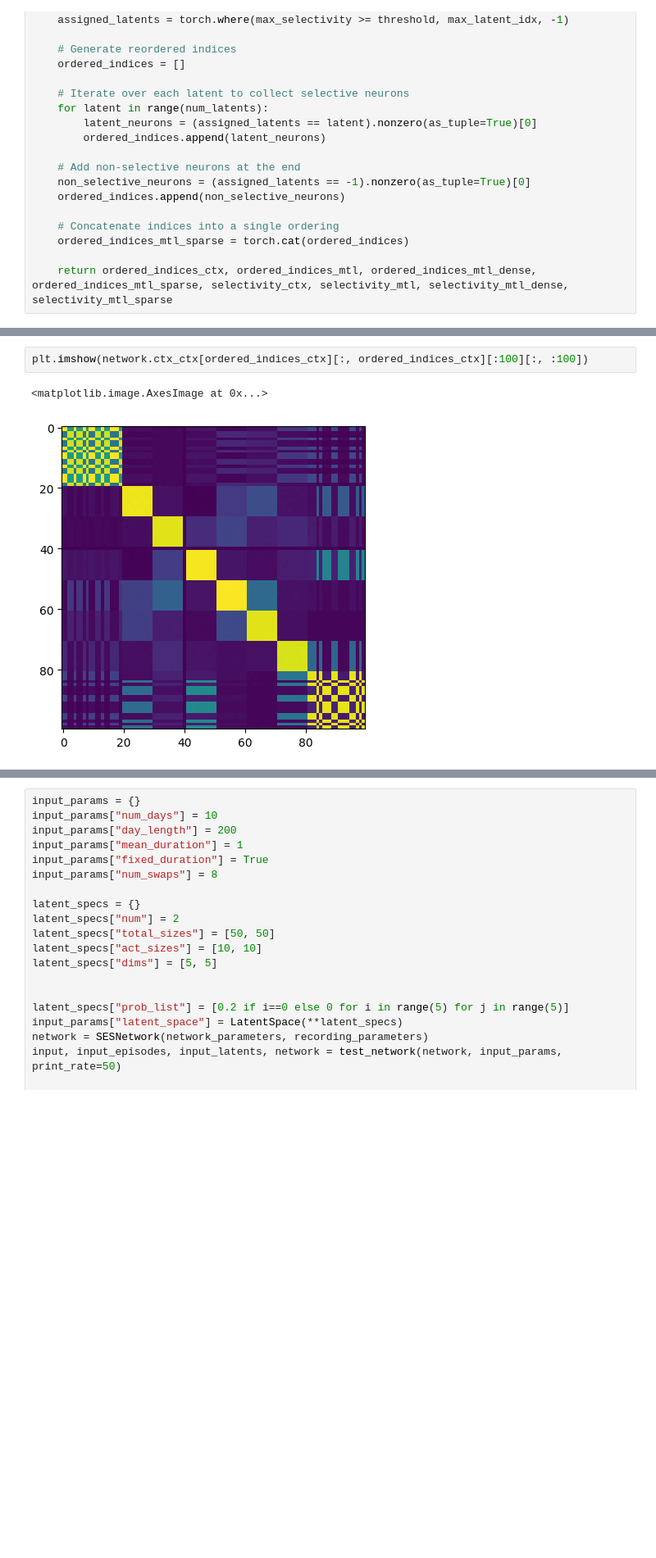
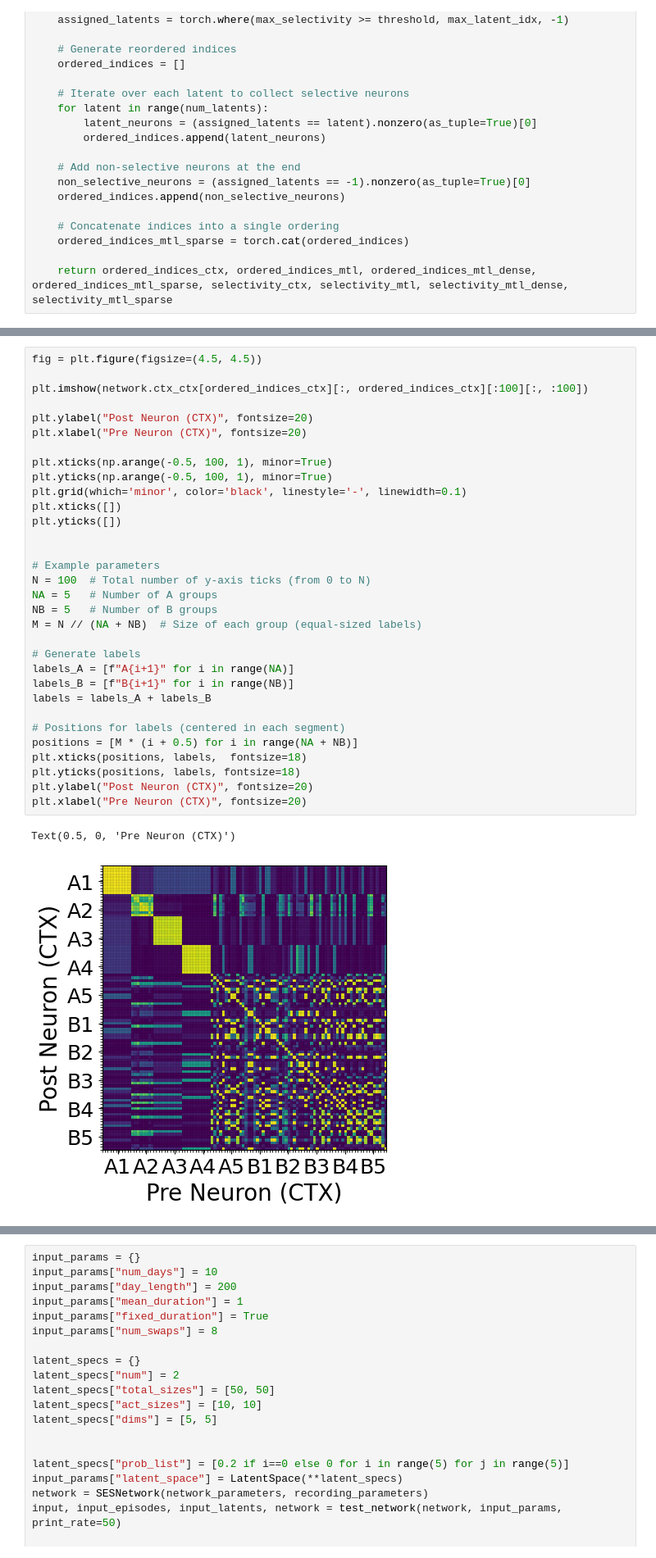
Before and after one commit to albesagonzalez/bidirectional-replay-sensory-semantic, a Jupyter notebook: Figure_5.ipynb, the cells around one changed output, grey strips where cells are left out. Shown at 82% size. Drawn from its saved outputs; the diff is of its cells as text; blank space fills up the shorter version.

```diff
--- a/Figure_5.ipynb
+++ b/Figure_5.ipynb
@@ -393,6 +392,36 @@ RuntimeError: mat1 and mat2 shapes cannot be multiplied (350x4000 and 400x10)
-# %%
-plt.imshow(network.ctx_ctx[ordered_indices_ctx][:, ordered_indices_ctx][:100][:, :100])
-# %% [output]
-<matplotlib.image.AxesImage at 0x...>
-[figure, removed]
+# %%
+fig = plt.figure(figsize=(4.5, 4.5))
+
+plt.imshow(network.ctx_ctx[ordered_indices_ctx][:, ordered_indices_ctx][:100][:, :100])
+
+plt.ylabel("Post Neuron (CTX)", fontsize=20)
+plt.xlabel("Pre Neuron (CTX)", fontsize=20)
+
+plt.xticks(np.arange(-0.5, 100, 1), minor=True)
+plt.yticks(np.arange(-0.5, 100, 1), minor=True)
+plt.grid(which='minor', color='black', linestyle='-', linewidth=0.1)
+plt.xticks([])
+plt.yticks([])
+
+
+# Example parameters
+N = 100  # Total number of y-axis ticks (from 0 to N)
+NA = 5   # Number of A groups
+NB = 5   # Number of B groups
+M = N // (NA + NB)  # Size of each group (equal-sized labels)
+
+# Generate labels
+labels_A = [f"A{i+1}" for i in range(NA)]
+labels_B = [f"B{i+1}" for i in range(NB)]
+labels = labels_A + labels_B
+
+# Positions for labels (centered in each segment)
+positions = [M * (i + 0.5) for i in range(NA + NB)]
+plt.xticks(positions, labels,  fontsize=18)
+plt.yticks(positions, labels, fontsize=18)
+plt.ylabel("Post Neuron (CTX)", fontsize=20)
+plt.xlabel("Pre Neuron (CTX)", fontsize=20)
+# %% [output]
+Text(0.5, 0, 'Pre Neuron (CTX)')
+[figure, added]
 # %%
```
Also changed, not shown: parts of 10 cells of this notebook, 3 other files.
